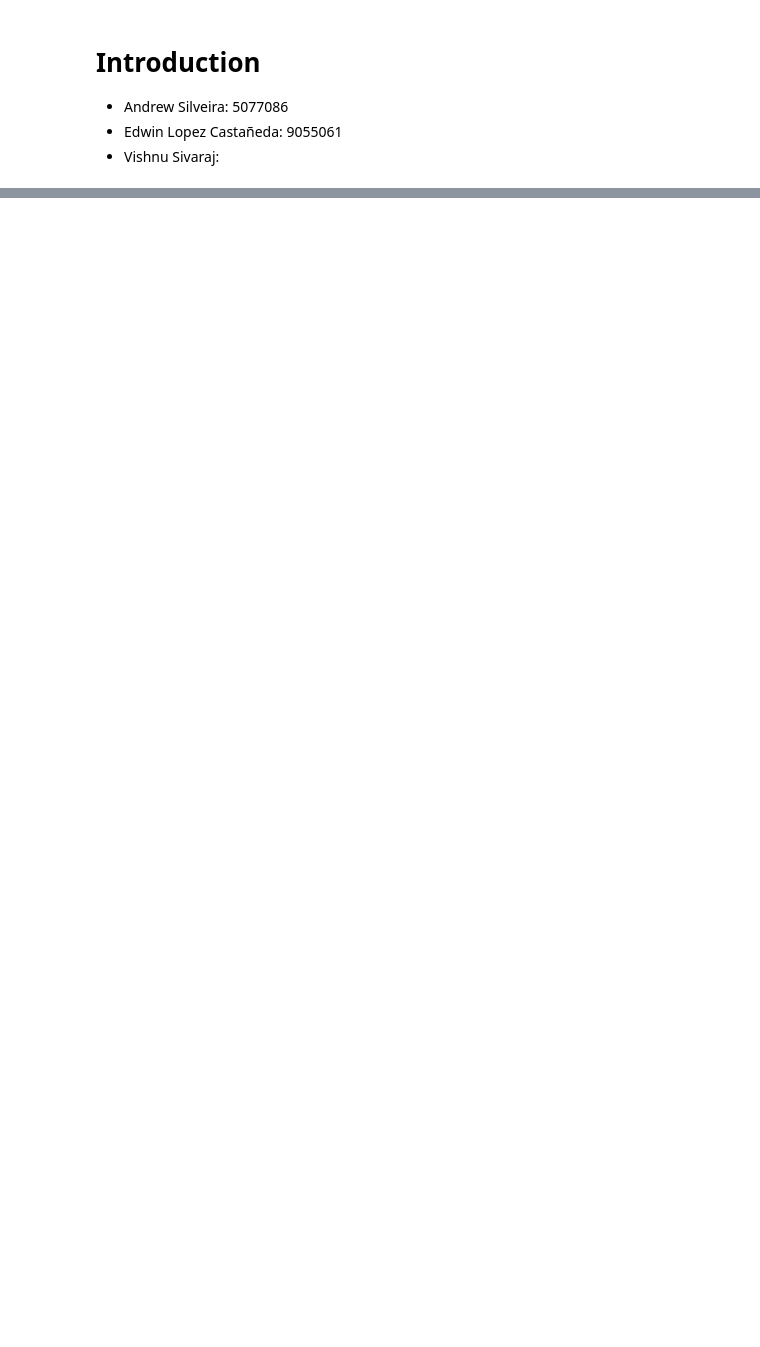
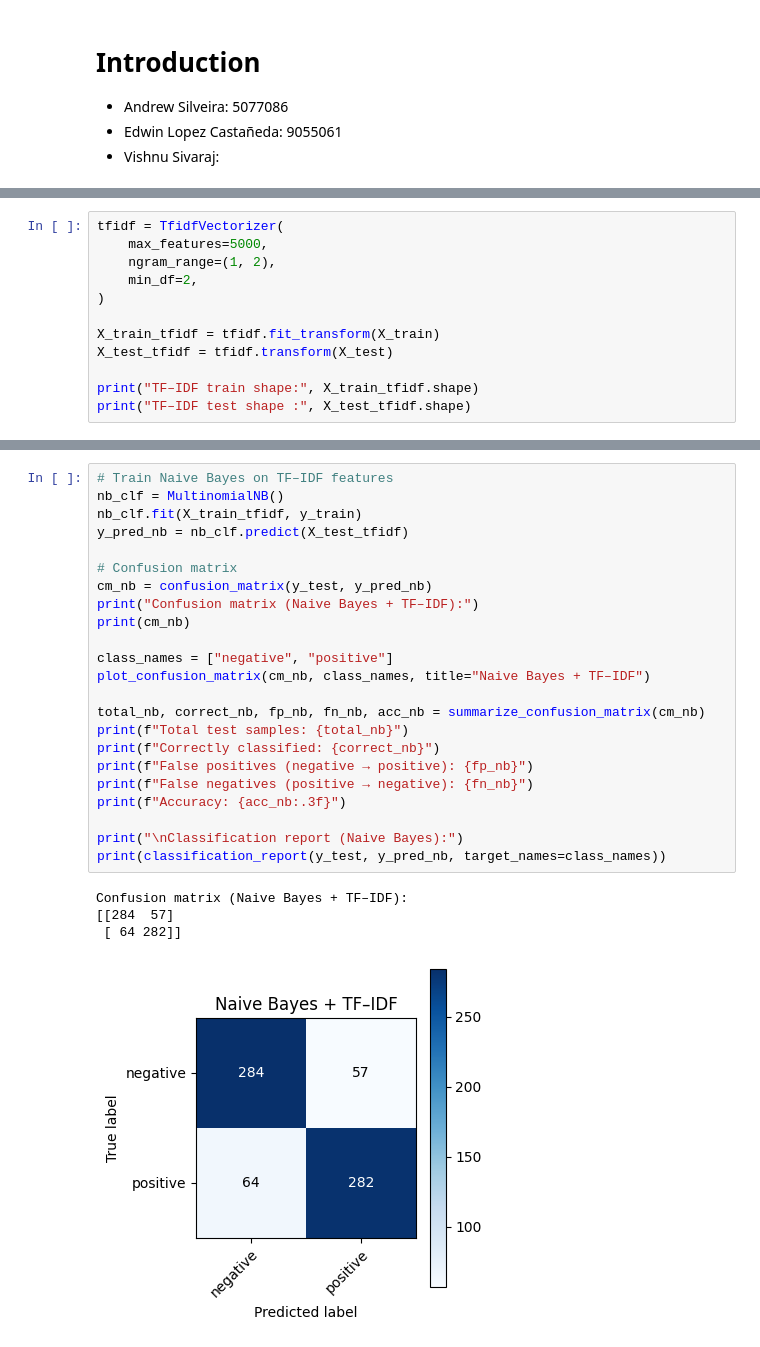
Before and after one commit to Andrew-Silveira-5077086/SentimentLabelledSentences-FinalProject, a Jupyter notebook: GroupProject-Final.ipynb, the cells around one changed output, grey strips where cells are left out. Saved outputs shown, nothing was run; the diff lists cells and outputs as text; blank space fills up the shorter version.

```diff
--- a/GroupProject-Final.ipynb
+++ b/GroupProject-Final.ipynb
@@ -188,0 +178,12 @@ Tokenized:
+# %%
+tfidf = TfidfVectorizer(
+    max_features=5000,
+    ngram_range=(1, 2),
+    min_df=2,
+)
+
+X_train_tfidf = tfidf.fit_transform(X_train)
+X_test_tfidf = tfidf.transform(X_test)
+
+print("TF–IDF train shape:", X_train_tfidf.shape)
+print("TF–IDF test shape :", X_test_tfidf.shape)
@@ -188,0 +213,28 @@ Tokenized:
+# %%
+# Train Naive Bayes on TF–IDF features
+nb_clf = MultinomialNB()
+nb_clf.fit(X_train_tfidf, y_train)
+y_pred_nb = nb_clf.predict(X_test_tfidf)
+
+# Confusion matrix
+cm_nb = confusion_matrix(y_test, y_pred_nb)
+print("Confusion matrix (Naive Bayes + TF–IDF):")
+print(cm_nb)
+
+class_names = ["negative", "positive"]
+plot_confusion_matrix(cm_nb, class_names, title="Naive Bayes + TF–IDF")
+
+total_nb, correct_nb, fp_nb, fn_nb, acc_nb = summarize_confusion_matrix(cm_nb)
+print(f"Total test samples: {total_nb}")
+print(f"Correctly classified: {correct_nb}")
+print(f"False positives (negative → positive): {fp_nb}")
+print(f"False negatives (positive → negative): {fn_nb}")
+print(f"Accuracy: {acc_nb:.3f}")
+
+print("\nClassification report (Naive Bayes):")
+print(classification_report(y_test, y_pred_nb, target_names=class_names))
+# %% [output]
+Confusion matrix (Naive Bayes + TF–IDF):
+[[284  57]
+ [ 64 282]]
+[figure, added]
```
Also changed, not shown: parts of 37 cells of this notebook.
